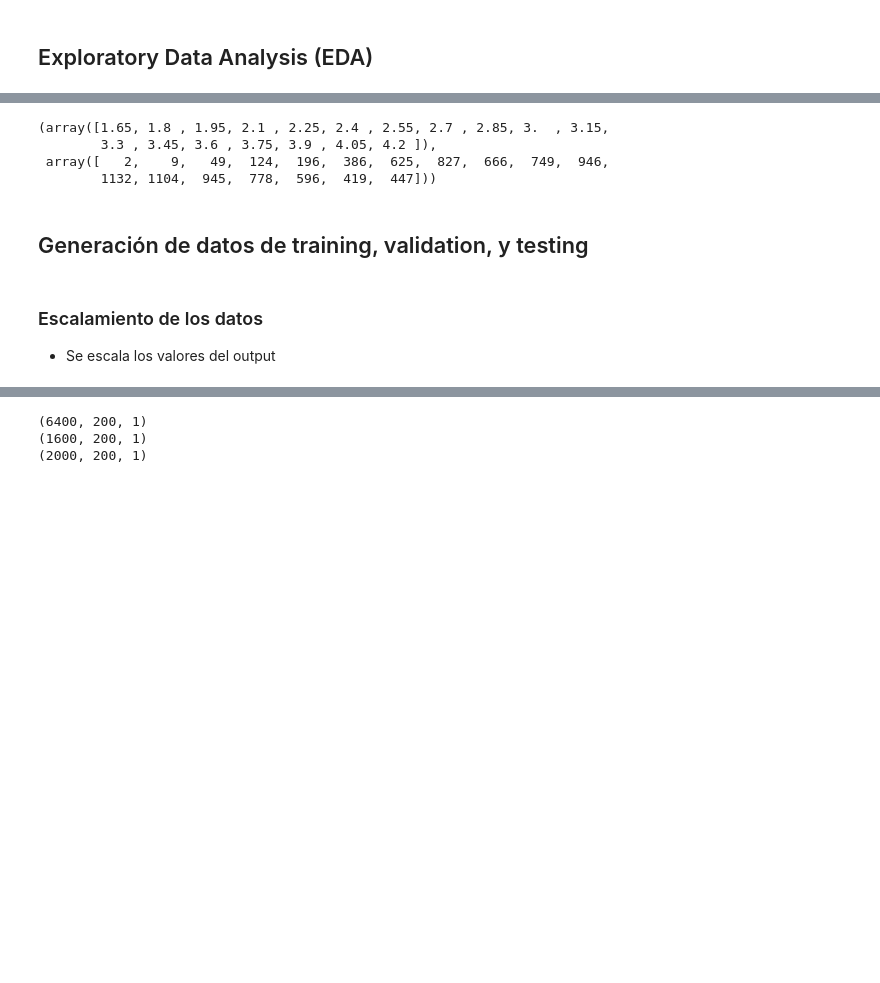
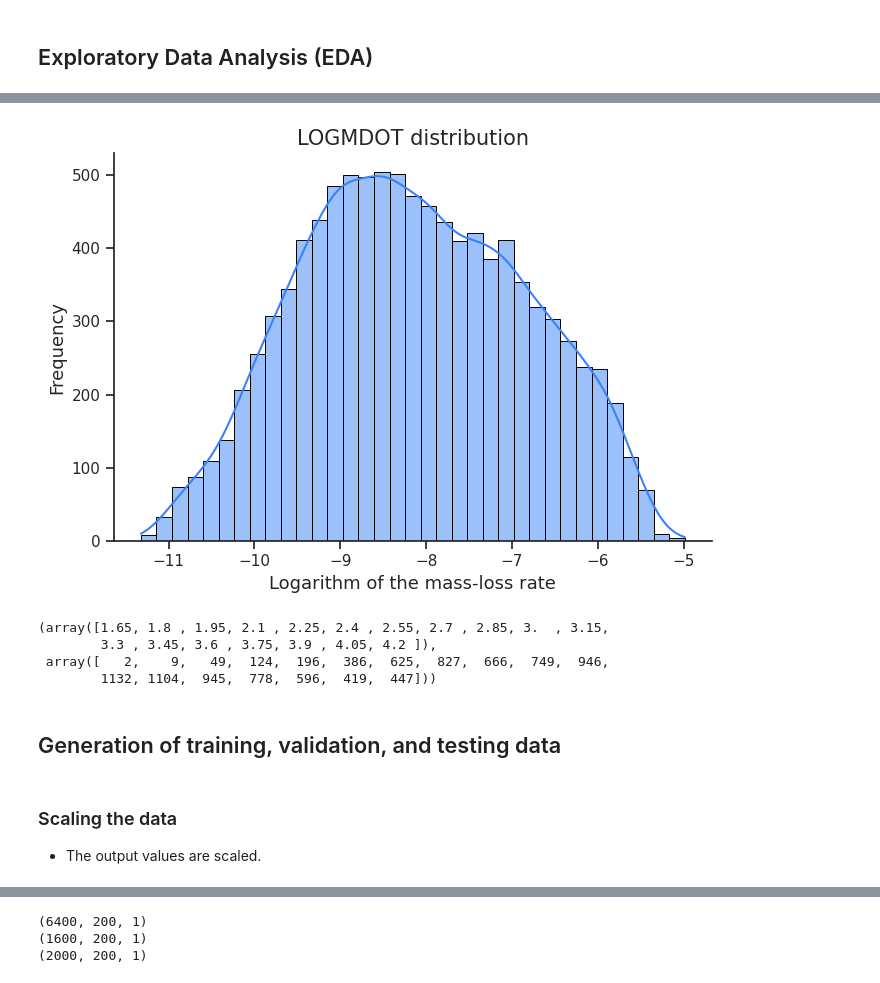
Before and after one commit to rpezoa/OCEANS_ml, a Jupyter notebook: project_stellar_param.ipynb, the cells around one changed output, grey strips where cells are left out. Saved outputs shown, nothing was run; the diff lists cells and outputs as text; code cells hidden in the pictures; blank space fills up the shorter version.

```diff
--- a/project_stellar_param.ipynb
+++ b/project_stellar_param.ipynb
@@ -126,3 +220,11 @@ plt.show()
+# %%
+plot_histogram_science_style(
+    y_new[:, 2],
+    title="LOGMDOT distribution",
+    xlabel="Logarithm of the mass-loss rate"
+)
+# %% [output]
+[figure, added]
 # %%
 y[:,[1]]
 valores_unicos, frecuencias = np.unique(y[:,[1]], return_counts=True)
@@ -134,11 +236,11 @@ valores_unicos, frecuencias
  array([   2,    9,   49,  124,  196,  386,  625,  827,  666,  749,  946,
         1132, 1104,  945,  778,  596,  419,  447]))
 # %% [markdown]
-## Generación de datos de training, validation, y testing
+## Generation of training, validation, and testing data
-# %% [markdown]
-### Escalamiento de los datos
-
-* Se escala los valores del output
+# %% [markdown]
+### Scaling the data
+
+* The output values are scaled.
 # %%
 from sklearn.model_selection import train_test_split
 from sklearn.preprocessing import MinMaxScaler
```
Also changed, not shown: parts of 58 cells of this notebook.
